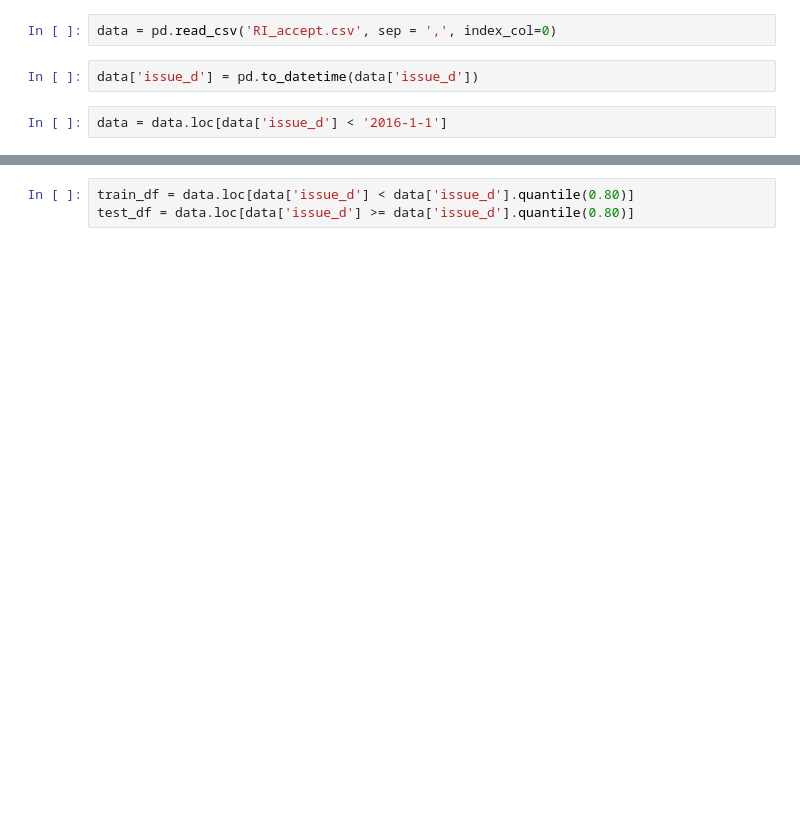
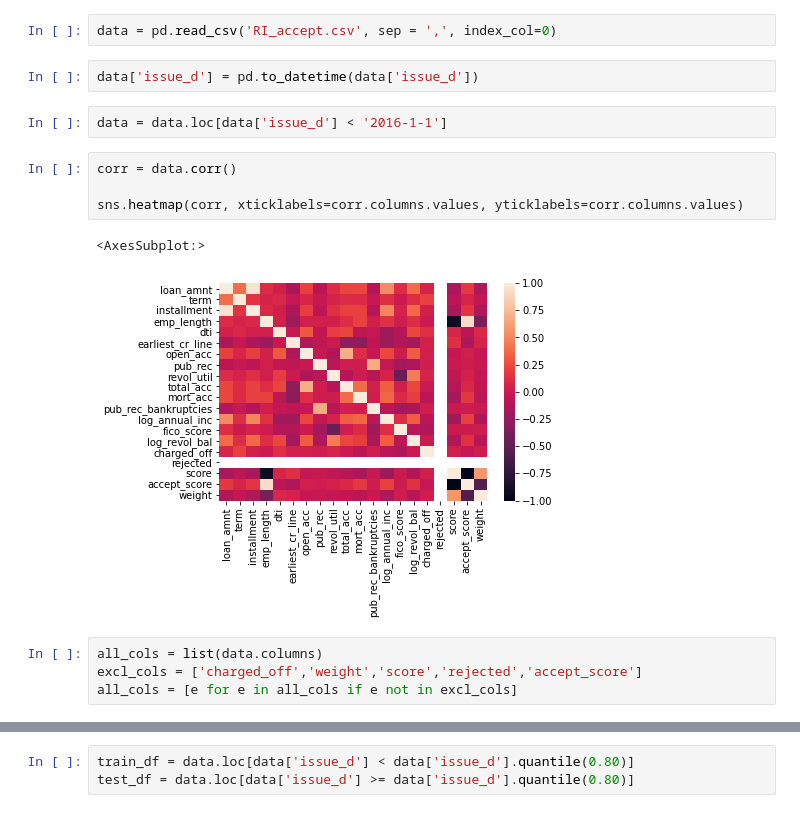
Before and after one commit to JoshYang1/Reject-Inference, a Jupyter notebook: Random Forest.ipynb, the cells around one changed output, grey strips where cells are left out. Saved outputs shown, nothing was run; the diff lists cells and outputs as text; blank space fills up the shorter version.

```diff
--- a/Random Forest.ipynb
+++ b/Random Forest.ipynb
@@ -21,3 +22,14 @@ data = pd.read_csv('RI_accept.csv', sep = ',', index_col=0)
 data['issue_d'] = pd.to_datetime(data['issue_d'])
 # %%
 data = data.loc[data['issue_d'] < '2016-1-1']
+# %%
+corr = data.corr()
+
+sns.heatmap(corr, xticklabels=corr.columns.values, yticklabels=corr.columns.values)
+# %% [output]
+<AxesSubplot:>
+[figure, added]
+# %%
+all_cols = list(data.columns)
+excl_cols = ['charged_off','weight','score','rejected','accept_score']
+all_cols = [e for e in all_cols if e not in excl_cols]
```
Also changed, not shown: parts of 15 cells of this notebook, 2 other files.
